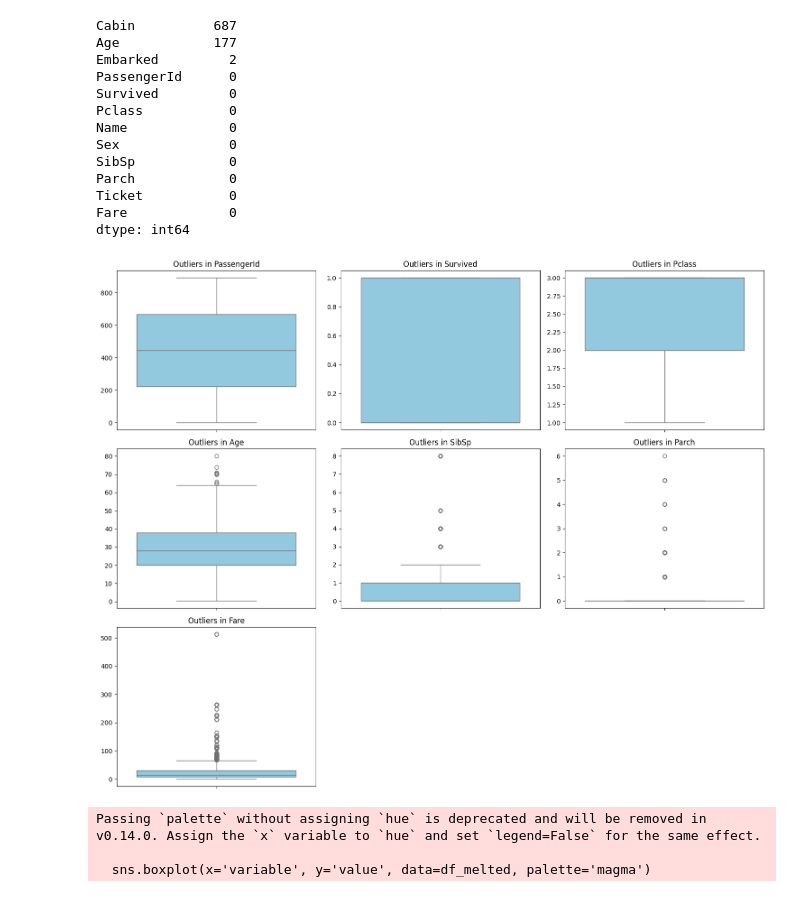
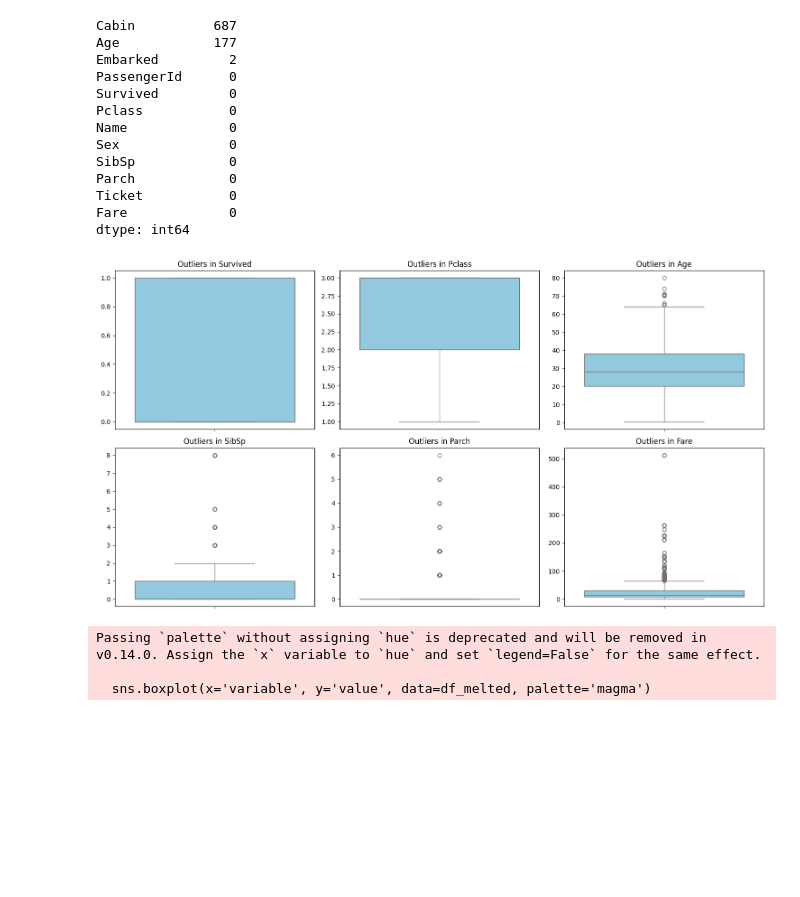
Before and after one commit to mahdikheirkhah/kaggle-titanic, a Jupyter notebook: notebook/EDA.ipynb, the cells around one changed output. Drawn from its saved outputs; the diff is of its cells as text; code cells hidden in the pictures; blank space fills up the shorter version.

```diff
--- a/notebook/EDA.ipynb
+++ b/notebook/EDA.ipynb
@@ -75,29 +83,28 @@ Fare             0
 dtype: int64
 # %%
 numeric_cols = df.select_dtypes(include=['number']).columns
-
+numeric_cols = numeric_cols.drop('PassengerId')
 # 2. Calculate the grid size (we'll do 3 plots per row)
 n_cols = 3
 n_rows = math.ceil(len(numeric_cols) / n_cols)
 
 # 3. Create the figure
 fig, axes = plt.subplots(n_rows, n_cols, figsize=(15, n_rows * 4))
 axes = axes.flatten() # Flatten the 2D grid into a 1D list for easy looping
-
 # 4. Loop through each numeric column and plot
 for i, col in enumerate(numeric_cols):
     sns.boxplot(data=df, y=col, ax=axes[i], color='skyblue')
     axes[i].set_title(f'Outliers in {col}', fontsize=12)
     axes[i].set_ylabel('') # Clean up the axis labels
 
 # 5. Hide any empty subplots (if you have, say, 7 plots in a 9-plot grid)
 for j in range(i + 1, len(axes)):
     axes[j].axis('off')
 
 plt.tight_layout()
 plt.show()
 # %% [output]
-[figure, old version]
+[figure, new version]
 # %%
 numeric_cols = df.select_dtypes(include=['number']).columns
 
```
Also changed, not shown: parts of 3 cells of this notebook, 5 other files.
